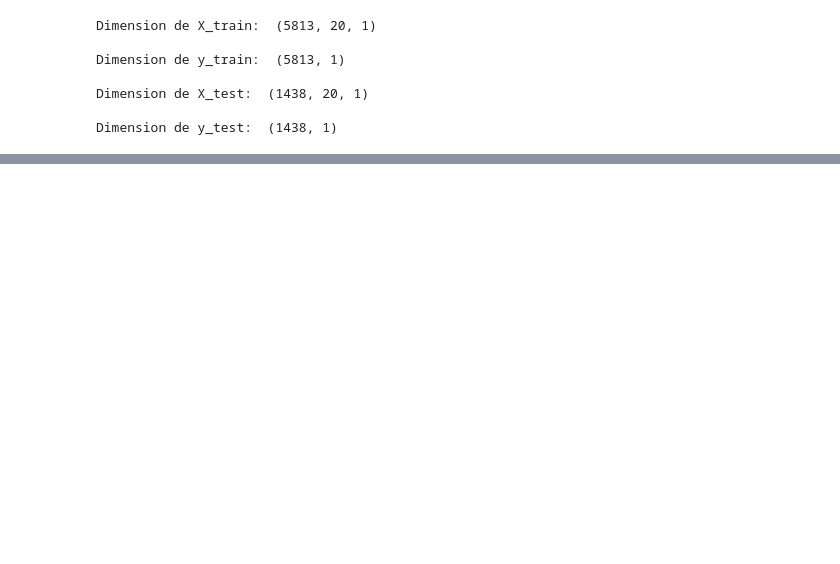
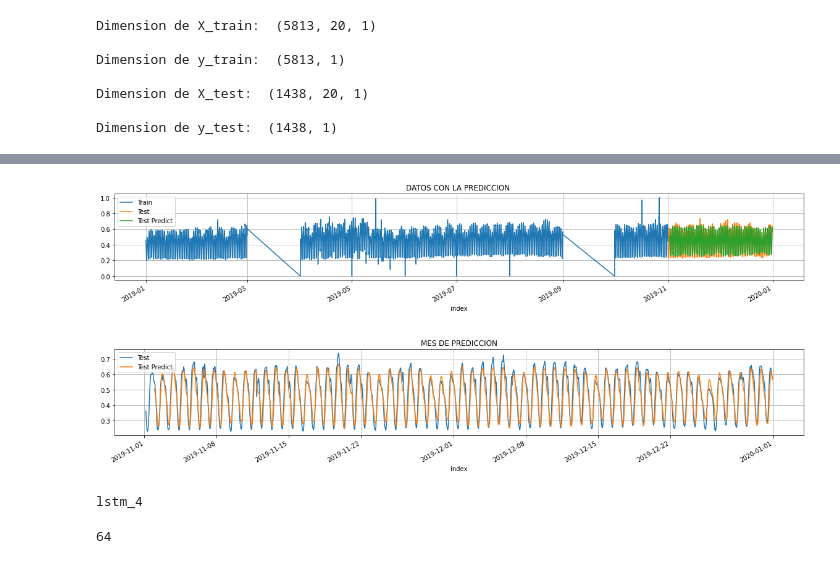
Before and after one commit to CAVA1611/neural-networks, a Jupyter notebook: TFM_Reddit_2019.ipynb, the cells around one changed output, grey strips where cells are left out. Drawn from its saved outputs; the diff is of its cells as text; code cells hidden in the pictures; blank space fills up the shorter version.

```diff
--- a/TFM_Reddit_2019.ipynb
+++ b/TFM_Reddit_2019.ipynb
@@ -141,3 +141,17 @@ def data_for_rn(df_train, df_test, n_obs):
   X_test = np.reshape(X_test, (X_test.shape[0], X_test.shape[1], 1))
 
   return (X_train, y_train, X_test, y_test)
+# %%
+def graphic_predict(df_predicted):
+  #grafico de los valores de test y los valores predichos
+  fig, (ax1, ax2)=plt.subplots(2, figsize=(20, 8))
+  train_scaler.plot(ax=ax1, grid=True)
+  test_scaler.plot(ax=ax1, grid=True)
+  df_predicted.plot(ax=ax1, grid=True)
+  ax1.legend(['Train', 'Test', 'Test Predict'])
+  ax1.set_title('DATOS CON LA PREDICCION ')
+  test_scaler.plot(ax=ax2, grid=True)
+  df_predicted.plot(ax=ax2, grid=True)
+  ax2.legend(['Test', 'Test Predict'])
+  ax2.set_title('MES DE PREDICCION')
+  plt.subplots_adjust(hspace=0.8)
@@ -150,7 +209,10 @@ graphic_1(start_month,end_month,year)
 # %%
 # Obtener "X" y "y" train y test para las redes neuronales (solo es necesario realizar una vez)
 # se trabaja con los datos escalados
-(X_train, y_train, X_test, y_test) = data_for_rn(train_scaler, test_scaler, 20)
+n_obs = 20
+
+(X_train, y_train, X_test, y_test) = data_for_rn(train_scaler, test_scaler, n_obs)
+
 print("Dimension de X_train: ", X_train.shape)
 print("\nDimension de y_train: ", y_train.shape)
 print("\nDimension de X_test: ", X_test.shape)
@@ -165,0 +247,15 @@ Dimension de y_test:  (1438, 1)
+# %%
+early_stop = EarlyStopping(monitor='val_loss', patience=4, verbose=1) # para evatir el overfiting
+# %%
+model_lstm_1 = Sequential()
+visible = Input(shape=(X_train.shape[-2:]))
+hidden1 = LSTM(64)(visible)
+output = Dense(1, activation='linear')(hidden1)
+model_lstm_1 = Model(inputs=visible, outputs=output)
+model_lstm_1.compile(optimizer='sgd', loss='mean_squared_error')
+history = model_lstm_1.fit(X_train, y_train, batch_size=20, epochs=100,
+                    validation_data=(X_test, y_test),
+                    callbacks=[early_stop])
+
+# resumen de  capas
+model_lstm_1.summary()
@@ -165,0 +280,5 @@ Dimension de y_test:  (1438, 1)
+# %%
+
+prediction(model_lstm_1, X_test)
+# %% [output]
+[figure, added]
@@ -165,0 +287,7 @@ Dimension de y_test:  (1438, 1)
+# %%
+layers=[]
+for layer in model_lstm_1.layers:
+  layers.append(layer.name)
+print(layers[1])
+# %% [output]
+lstm_4
@@ -165,0 +303,5 @@ Dimension de y_test:  (1438, 1)
+# %%
+aux = model_lstm_1.layers[1].get_output_shape_at(0)
+print(aux[1])
+# %% [output]
+64
```
Also changed, not shown: parts of 9 cells of this notebook.
